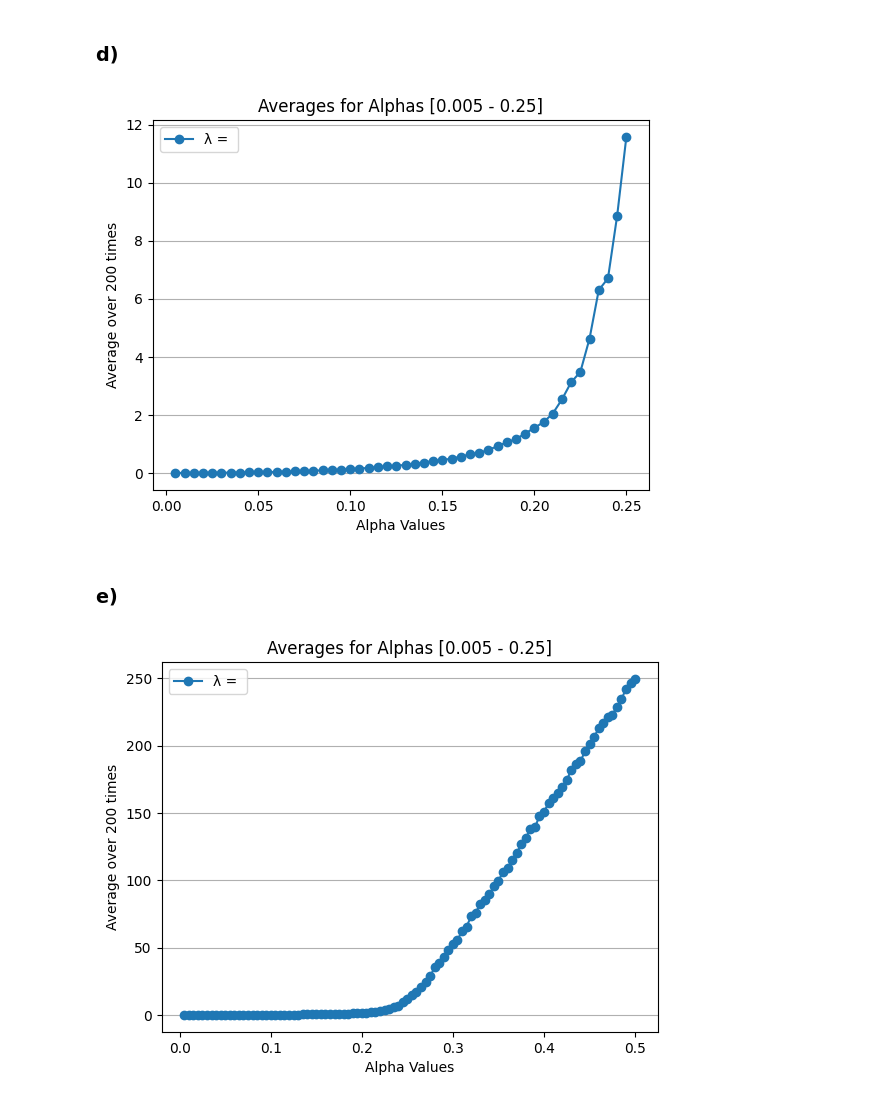
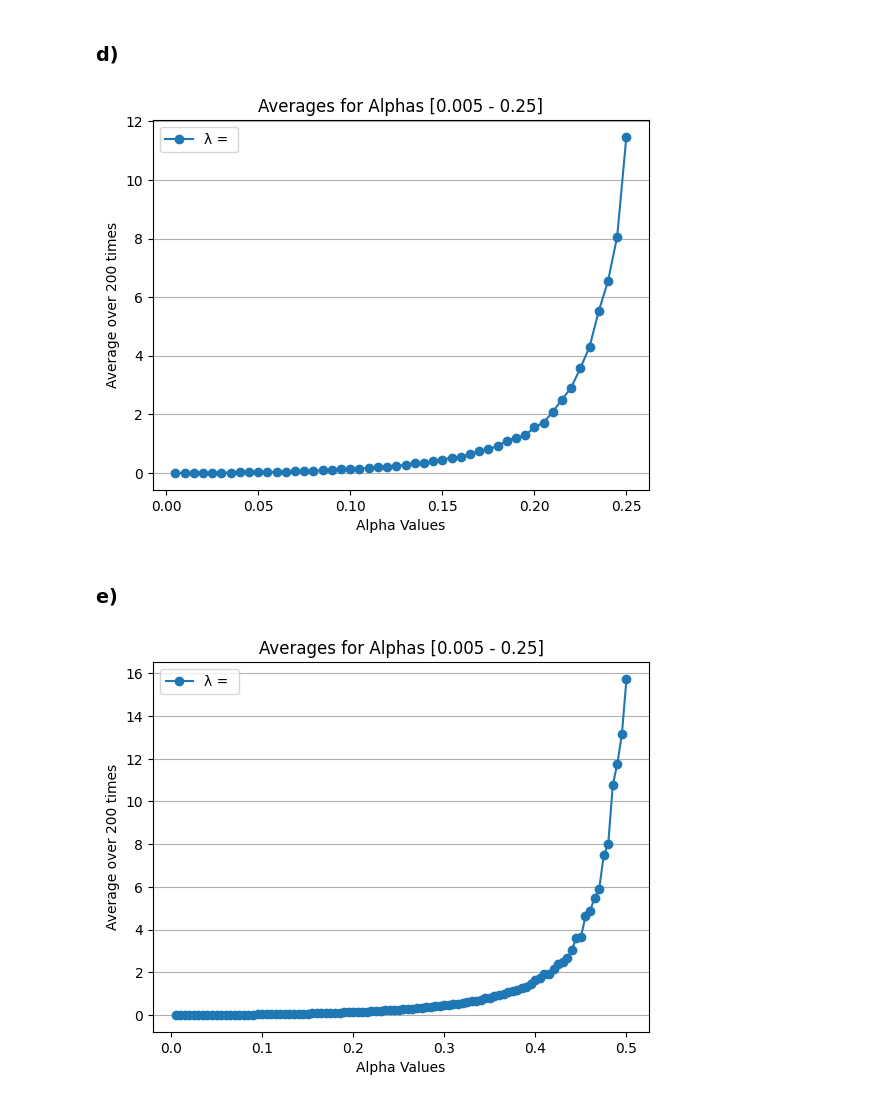
Before and after one commit to MasHBRS/Collective-Robotics-Assignments, a Jupyter notebook: Assignment 1/Assignment_1_1.ipynb, the cells around one changed output. Cells and saved outputs as stored; diff of their text form; code cells hidden in the pictures.

```diff
--- a/Assignment 1/Assignment_1_1.ipynb
+++ b/Assignment 1/Assignment_1_1.ipynb
@@ -88,12 +88,11 @@ waiting_list_getter(lambda_=0.1)
 def get_avg_50_iter(processing_duration, interval,num):
     final_output=[]
     for alpha in np.linspace(*interval,num=num):
-        #print(f"{alpha=}")
-        output_for_alpha=[]
+        output_for_alpha=0
         for index in range(200):
             temp=waiting_list_getter(lambda_=alpha,processing_duration=processing_duration)
-            output_for_alpha.append(temp)
-        final_output.append(np.mean(output_for_alpha))
+            output_for_alpha+=temp
+        final_output.append(output_for_alpha/200)
     return final_output
 # %%
 averages=get_avg_50_iter(processing_duration=4,interval=(0.005,0.25),num=50)
@@ -107,18 +106,18 @@ plt.legend()
 plt.grid(axis='y')
 plt.show()
 # %% [output]
-[figure, old version]
+[figure, new version]
 # %% [markdown]
 ### e)
 # %%
-averages=get_avg_50_iter(processing_duration=4,interval=(0.005,0.5),num=100)
+averages=get_avg_50_iter(processing_duration=2,interval=(0.005,0.5),num=100)
 x=np.linspace(0.005,0.5,num=100)
 plt.plot(x, averages, 'o-', label=f'λ = ')
 plt.xlabel('Alpha Values')
 plt.ylabel('Average over 200 times')
 plt.title(f'Averages for Alphas [0.005 - 0.25]')
 plt.legend()
 plt.grid(axis='y')
 plt.show()
 # %% [output]
-[figure, old version]
+[figure, new version]
```
Also changed, not shown: parts of 1 cell of this notebook.
